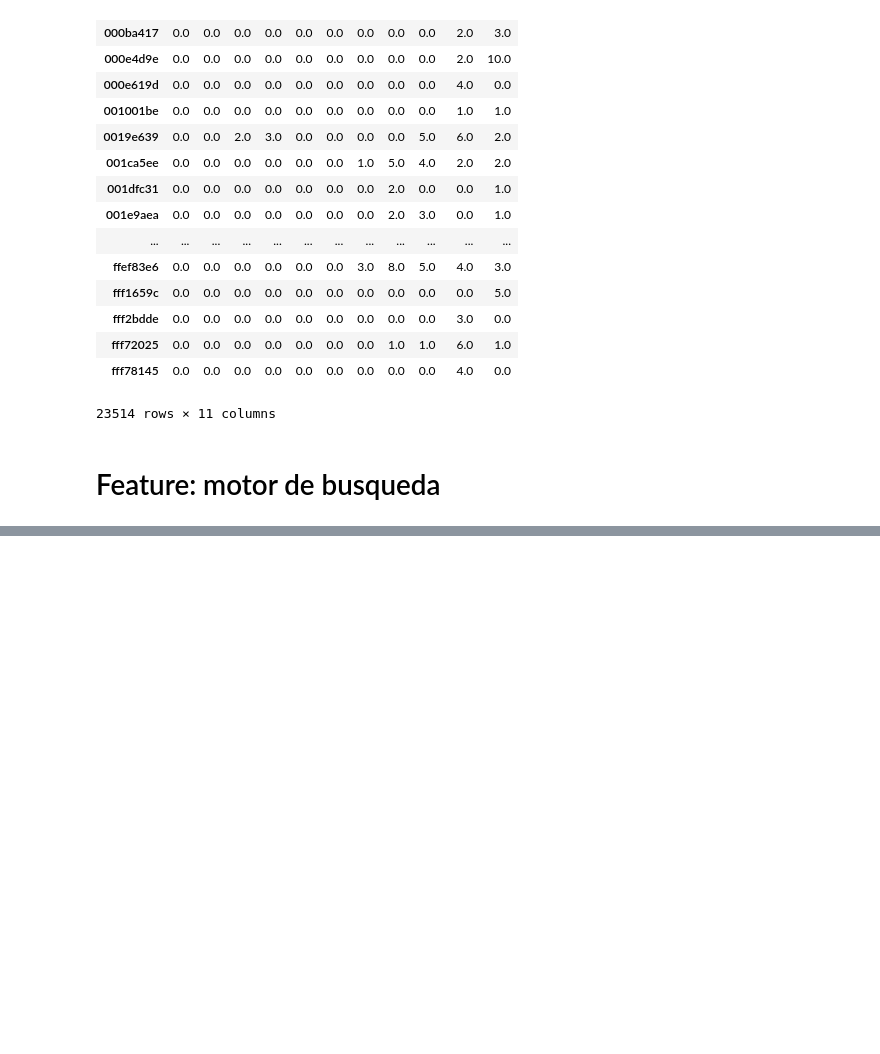
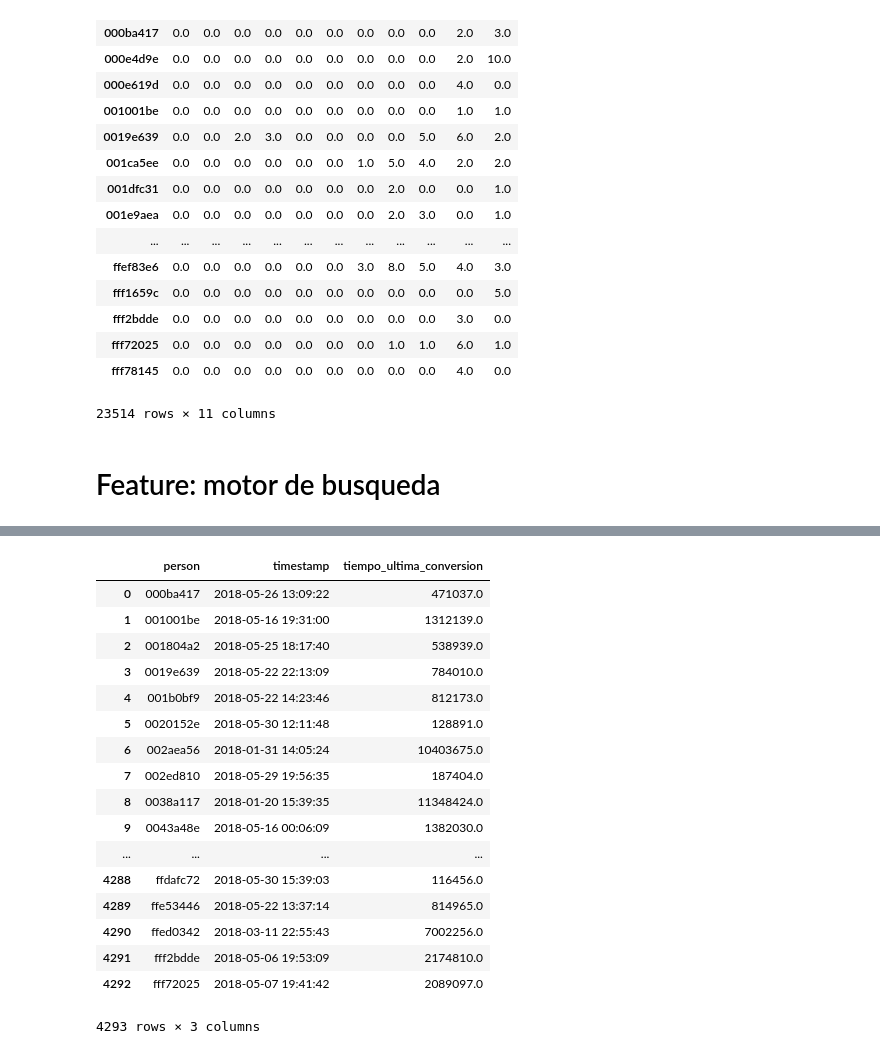
Before and after one commit to EugeniaFranchi/TP-Datos, a Jupyter notebook: TP2/TP2 v1.2.ipynb, the cells around one changed output, grey strips where cells are left out. Cells and saved outputs as stored; diff of their text form; code cells hidden in the pictures; blank space fills up the shorter version.

```diff
--- a/TP2/TP2 v1.2.ipynb
+++ b/TP2/TP2 v1.2.ipynb
@@ -849,0 +833,32 @@ test_kaggle.to_csv('test_kaggle.csv')
+# %%
+ultima_conversion = conversiones.groupby('person').agg({'timestamp':'max'})
+# %%
+ultima_conversion.reset_index(inplace = True)
+# %%
+def diferencia(tiempo):
+    limite = pd.to_datetime('2018-05-31 23:59:59')
+    diferencia = ( limite - tiempo).total_seconds()
+    return diferencia
+# %%
+ultima_conversion['tiempo_ultima_conversion'] = ultima_conversion['timestamp'].apply(diferencia)
+# %%
+ultima_conversion
+# %% [output]
+|  | person | timestamp | tiempo_ultima_conversion |
+| 0 | 000ba417 | 2018-05-26 13:09:22 | 471037.0 |
+| 1 | 001001be | 2018-05-16 19:31:00 | 1312139.0 |
+| 2 | 001804a2 | 2018-05-25 18:17:40 | 538939.0 |
+| 3 | 0019e639 | 2018-05-22 22:13:09 | 784010.0 |
+| 4 | 001b0bf9 | 2018-05-22 14:23:46 | 812173.0 |
+| 5 | 0020152e | 2018-05-30 12:11:48 | 128891.0 |
+| 6 | 002aea56 | 2018-01-31 14:05:24 | 10403675.0 |
+| 7 | 002ed810 | 2018-05-29 19:56:35 | 187404.0 |
+| 8 | 0038a117 | 2018-01-20 15:39:35 | 11348424.0 |
+| 9 | 0043a48e | 2018-05-16 00:06:09 | 1382030.0 |
+| ... | ... | ... | ... |
+| 4288 | ffdafc72 | 2018-05-30 15:39:03 | 116456.0 |
+| 4289 | ffe53446 | 2018-05-22 13:37:14 | 814965.0 |
+| 4290 | ffed0342 | 2018-03-11 22:55:43 | 7002256.0 |
+| 4291 | fff2bdde | 2018-05-06 19:53:09 | 2174810.0 |
+| 4292 | fff72025 | 2018-05-07 19:41:42 | 2089097.0 |
+4293 rows × 3 columns
```
Also changed, not shown: parts of 131 cells of this notebook, 3 other files.
